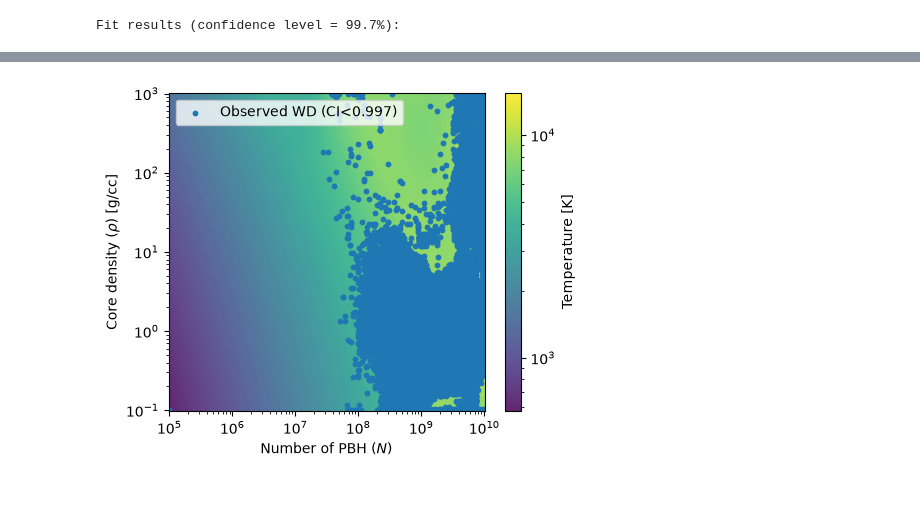
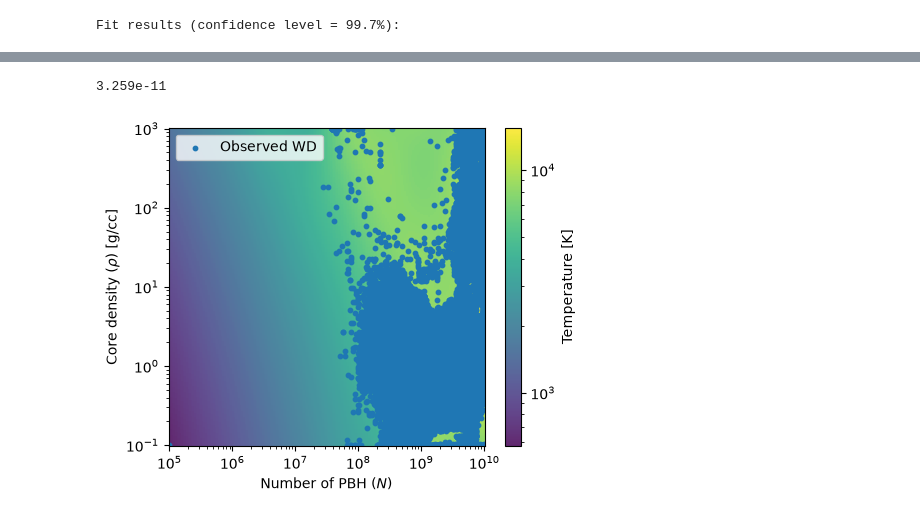
Before and after one commit to yttcari/WD_PBH, a Jupyter notebook: analysis/chi2_plot.ipynb, the cells around one changed output, grey strips where cells are left out. Cells and saved outputs as stored; diff of their text form; code cells hidden in the pictures.

Commit message:
PBH-WD chi2 plot

```diff
--- a/analysis/chi2_plot.ipynb
+++ b/analysis/chi2_plot.ipynb
@@ -41,7 +41,7 @@ for path in paths:
 	df = pd.read_csv(path)
 
 	surface = df.loc[df["radius"].idxmax()]
-	records.append((N, df['mass'], surface["temperature"], surface["mass"], surface["radius"]))
+	records.append((N, rho, surface["temperature"], surface["mass"], surface["radius"]))
 
 sim_df = pd.DataFrame(records, columns=["N", "rho", "T_surface", "M_surface", "R_surface"])
 N_values = np.sort(sim_df["N"].unique())
@@ -124,7 +129,7 @@ for _, star in obs_valid.iterrows():
 		"wdid": star["wdid"], "n_terms": n_terms, "dof": dof,
 		"N_best": N_fine[j_best], "rho_best": rho_fine[i_best],
 		"chi2_best": chi2_best, "chi2_cut": chi2_cut, "p_value": p_value,
-		"good_fit": good_fit,
+		"good_fit": good_fit, "temperature": star["teff"], 'T_sim': T_fine[i_best, j_best]
 	})
 
 fit_df = pd.DataFrame(results)
@@ -135,22 +155,35 @@ Fit results (confidence level = 99.7%):
+# %%
+print(f"{65173396.0488242 * 5e14/1e33:.3e}")
+# %% [output]
+3.259e-11
 # %%
 fig, ax = plt.subplots(figsize=(5,4))
 
 T_grid_raw = build_grid("T_surface")
 valid = T_grid_raw[~np.isnan(T_grid_raw)]
 norm = LogNorm(vmin=valid.min(), vmax=valid.max()) if valid.size and valid.min() > 0 else None
 
-mesh = ax.pcolormesh(N_fine, rho_fine, T_fine, shading="auto", norm=norm, alpha=0.85)
+# Fix 1: Send the dense background mesh to a low zorder (e.g., -20)
+mesh = ax.pcolormesh(N_fine, rho_fine, T_fine, shading="auto", norm=norm, alpha=0.85, zorder=-20)
+
 ax.set_xscale("log")
 ax.set_yscale("log")
-ax.set_xlabel("Number of PBH ($N$)")
+ax.set_xlabel(r"Number of PBH ($N$)")
 ax.set_ylabel(r"Core density ($\rho$) [g/cc]")
 
 cbar = fig.colorbar(mesh, ax=ax)
 cbar.set_label("Temperature [K]")
 
-ax.scatter(good_fits["N_best"], good_fits["rho_best"], s=10, label=r"Observed WD (CI<0.997)")
+# Fix 2: Drop rasterized=True here, and assign a zorder below 0 (e.g., -10)
+ax.scatter(good_fits["N_best"], good_fits["rho_best"], s=10, label=r"Observed WD", zorder=-10)
 ax.legend()
 
+# Fix 3: Flatten EVERYTHING below zorder 0 into ONE single background bitmap
+ax.set_rasterization_zorder(0)
+
 plt.tight_layout()
+
+# Fix 4: Define a reasonable DPI. 200-300 is perfect for print without bloating ASCII text.
+#plt.savefig("../img/chi2_fit.pgf", dpi=250)
 # %% [output]
-[figure, old version]
+[figure, new version]
```
Also changed, not shown: parts of 2 cells of this notebook.
